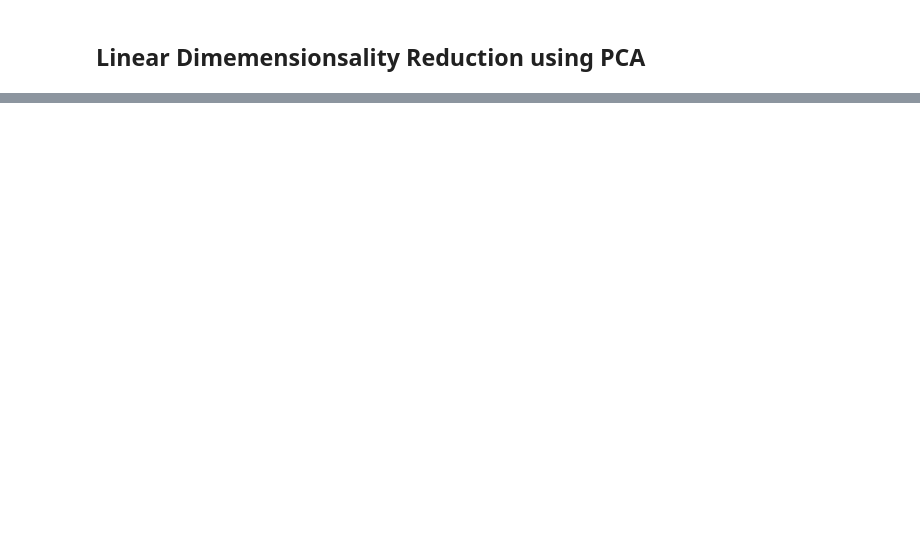
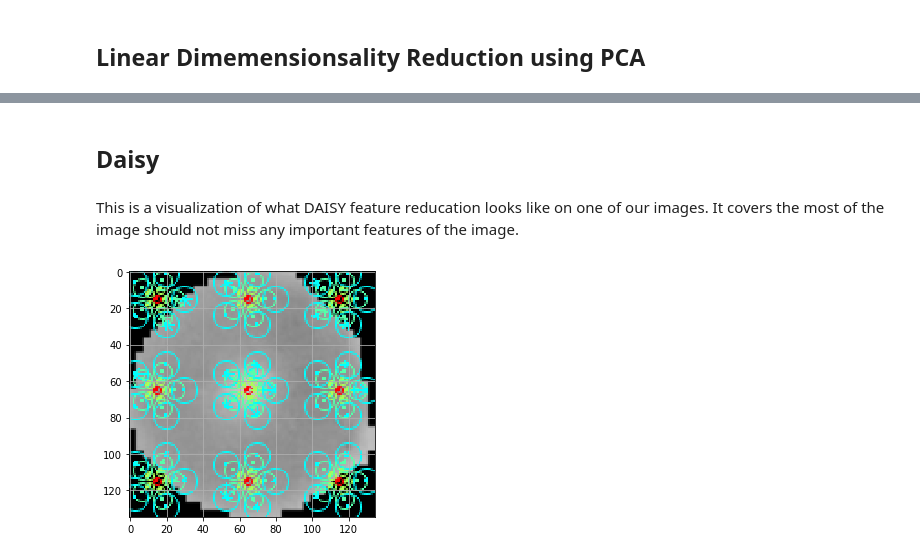
Before and after one commit to l1onh3art88/ml-lab2, a Jupyter notebook: lab2/Lab2.ipynb, the cells around one changed output, grey strips where cells are left out. Saved outputs shown, nothing was run; the diff lists cells and outputs as text; code cells hidden in the pictures; blank space fills up the shorter version.

```diff
--- a/lab2/Lab2.ipynb
+++ b/lab2/Lab2.ipynb
@@ -143,0 +132,20 @@ plt.grid(False)
+# %% [markdown]
+## Daisy
+# %% [markdown]
+<p> This is a visualization of what DAISY feature reducation looks like on one of our images. It covers the most of the image should not miss any important features of the image. </p>
+# %%
+from skimage.feature import daisy
+
+# lets first visualize what the daisy descripto looks like
+features, img_desc = daisy(img,
+                           step=50,
+                           radius=15,
+                           rings=3,
+                           histograms=5,
+                           orientations=8,
+                           visualize=True)
+imshow(img_desc)
+plt.grid()
+plt.show()
+# %% [output]
+[figure, added]
```
Also changed, not shown: parts of 30 cells of this notebook.
